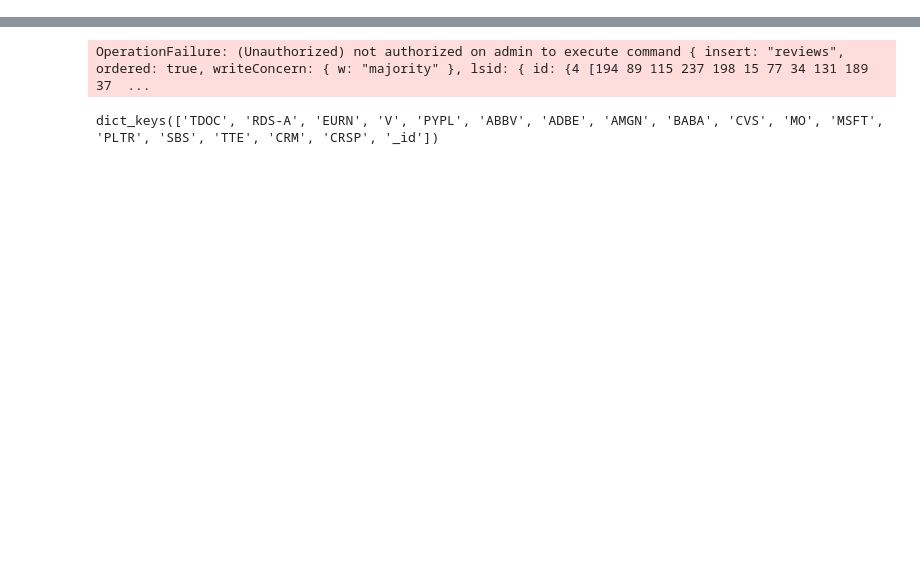
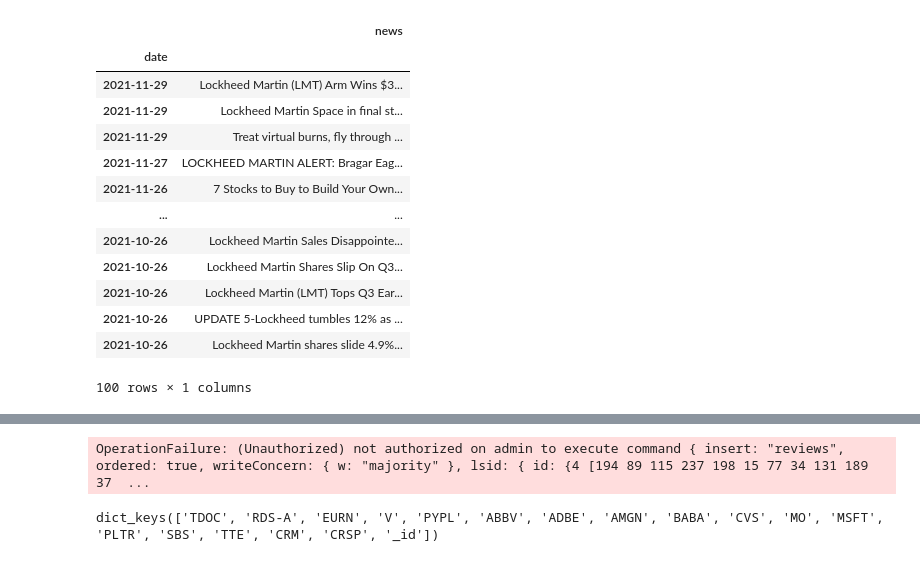
Before and after one commit to Michiel-DK/iex, a Jupyter notebook: finviz_final.ipynb, the cells around one changed output, grey strips where cells are left out. Cells and saved outputs as stored; diff of their text form; code cells hidden in the pictures; blank space fills up the shorter version.

```diff
--- a/finviz_final.ipynb
+++ b/finviz_final.ipynb
@@ -526,0 +407,20 @@ not able to for PDD
+# %%
+test = pd.DataFrame(new_dict['LMT']['news']).rename(columns={0:'date', 1:'news'})
+test['date'] = pd.to_datetime(test['date'])
+test.set_index('date', inplace=True)
+test
+# %% [output]
+|  | news |
+| date |  |
+| 2021-11-29 | Lockheed Martin (LMT) Arm Wins $3... |
+| 2021-11-29 | Lockheed Martin Space in final st... |
+| 2021-11-29 | Treat virtual burns, fly through ... |
+| 2021-11-27 | LOCKHEED MARTIN ALERT: Bragar Eag... |
+| 2021-11-26 | 7 Stocks to Buy to Build Your Own... |
+| ... | ... |
+| 2021-10-26 | Lockheed Martin Sales Disappointe... |
+| 2021-10-26 | Lockheed Martin Shares Slip On Q3... |
+| 2021-10-26 | Lockheed Martin (LMT) Tops Q3 Ear... |
+| 2021-10-26 | UPDATE 5-Lockheed tumbles 12% as ... |
+| 2021-10-26 | Lockheed Martin shares slide 4.9%... |
+100 rows × 1 columns
```
Also changed, not shown: parts of 20 cells of this notebook, 1 other file.
